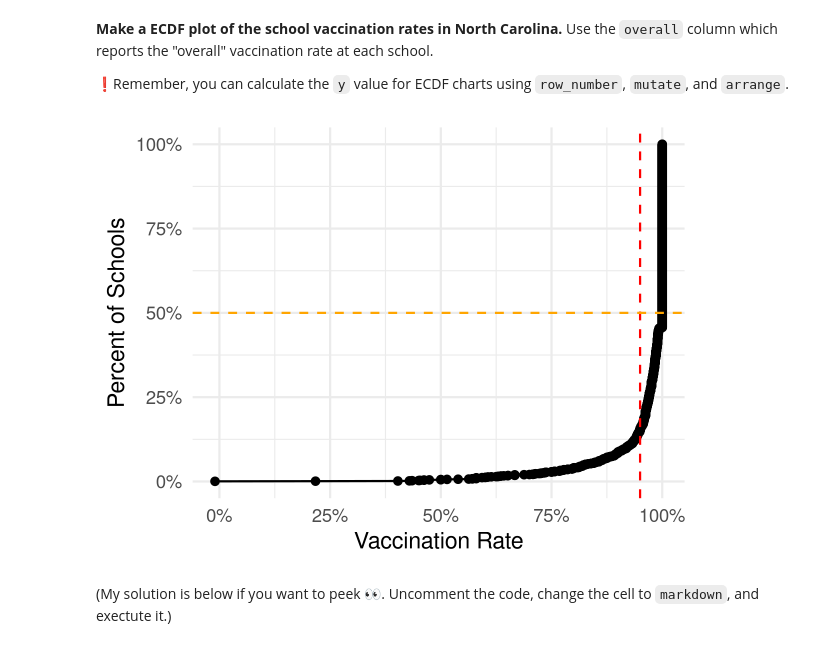
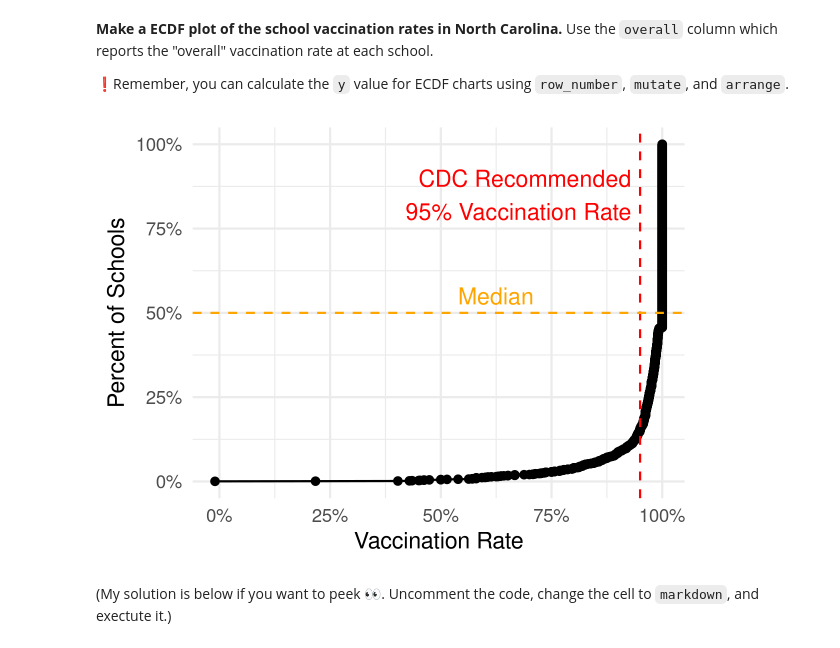
Before and after one commit to mbhatip/BIOS512-1, a Jupyter notebook: assignments/03_BIOS512_assignment.ipynb, the cells around one changed output. Saved outputs shown, nothing was run; the diff lists cells and outputs as text; code cells hidden in the pictures.

Commit message:
add labels

```diff
--- a/assignments/03_BIOS512_assignment.ipynb
+++ b/assignments/03_BIOS512_assignment.ipynb
@@ -107,29 +96,42 @@ A tibble: 21 × 3
 # %%
 options(repr.plot.res = 300, repr.plot.height = 3, repr.plot.width = 4)
 
 nc_data = vacc %>%
     filter(state == "North Carolina") %>%
     arrange(overall) %>%
     mutate(rn = row_number(), fraction_of_schools = rn / max(rn))
 
 p = ggplot(nc_data, aes(x = overall/100, y = fraction_of_schools))
 
 p = p + geom_point() + geom_line()
 
 p = p + labs(x = "Vaccination Rate", y = "Percent of Schools")
 
 p = p + scale_x_continuous(labels = percent)
 
 p = p + scale_y_continuous(labels = percent)
 
 p = p + geom_vline(aes(xintercept = .95), color = "red", linetype = "dashed")
 
 p = p + geom_hline(aes(yintercept = .5), color = "orange", linetype = "dashed")
 
+p = p + geom_text_repel(
+    data = data.frame(overall=65, fraction_of_schools = .85),
+    label = "CDC Recommended\n95% Vaccination Rate",
+    hjust = "right",
+    color = "red"
+                       )
+p = p + geom_text_repel(
+    data = data.frame(overall=50, fraction_of_schools = .55),
+    label = "Median",
+    hjust = "right",
+    color = "orange"
+                       )
+
 p = p + theme_minimal()
 p
 # %% [output]
-[figure, old version]
+[figure, new version]
 # %% [markdown]
 (My solution is below if you want to peek 👀. Uncomment the code, change the cell to `markdown`, and exectute it.)
 # %% [markdown]
```
Also changed, not shown: parts of 1 cell of this notebook, 2 other files.
